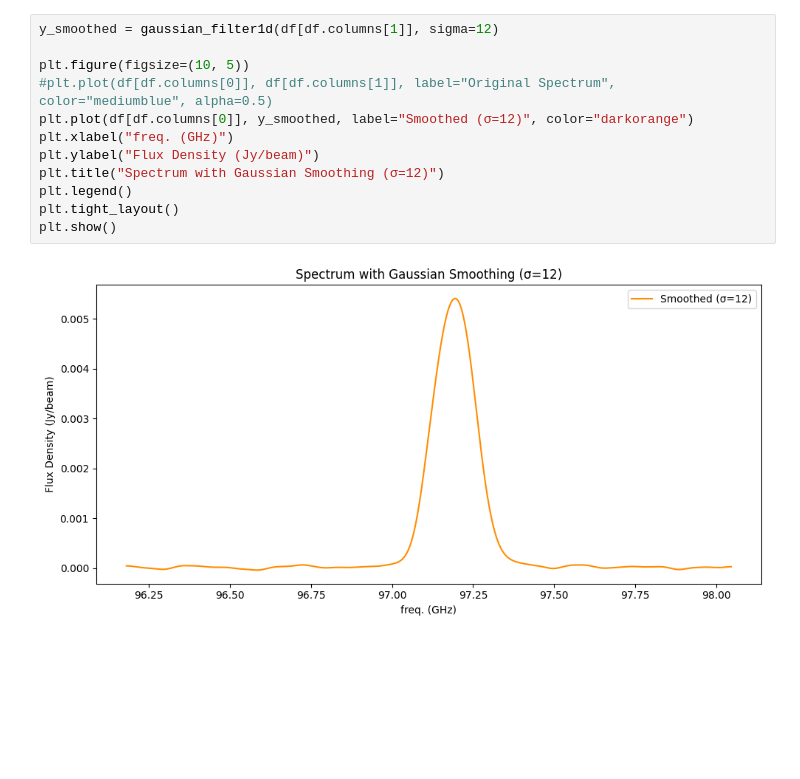
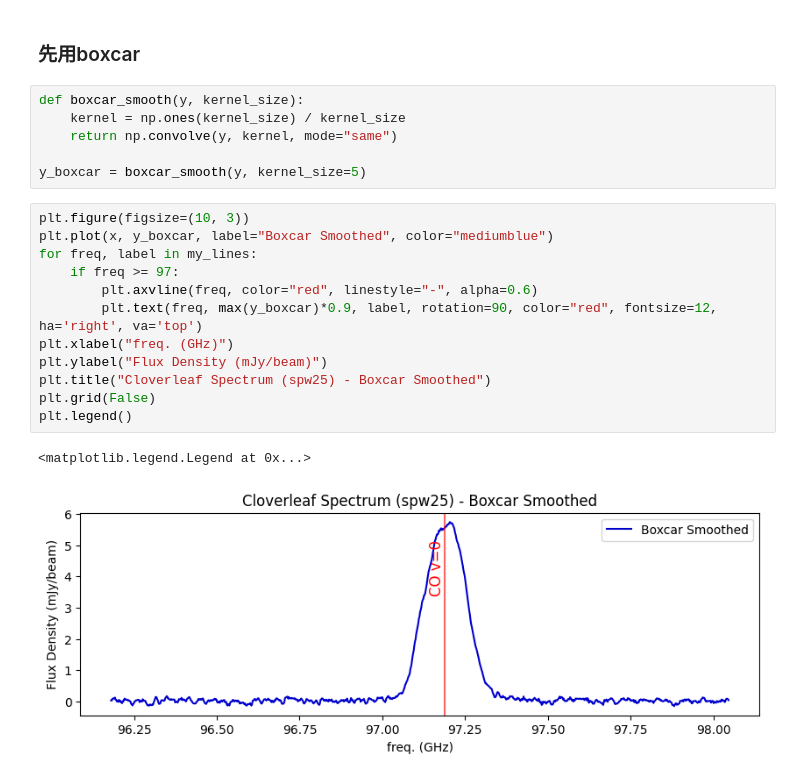
Before and after one commit to 000RF/spectral-line, a Jupyter notebook: Cloverleaf/spw25/spw25.ipynb, the cells around one changed output. Drawn from its saved outputs; the diff is of its cells as text; blank space fills up the shorter version.

```diff
--- a/Cloverleaf/spw25/spw25.ipynb
+++ b/Cloverleaf/spw25/spw25.ipynb
@@ -47,14 +72,23 @@ plt.show()
-# %%
-y_smoothed = gaussian_filter1d(df[df.columns[1]], sigma=12)
-
-plt.figure(figsize=(10, 5))
-#plt.plot(df[df.columns[0]], df[df.columns[1]], label="Original Spectrum", color="mediumblue", alpha=0.5)
-plt.plot(df[df.columns[0]], y_smoothed, label="Smoothed (σ=12)", color="darkorange")
-plt.xlabel("freq. (GHz)")
-plt.ylabel("Flux Density (Jy/beam)")
-plt.title("Spectrum with Gaussian Smoothing (σ=12)")
-plt.legend()
-plt.tight_layout()
-plt.show()
-# %% [output]
-[figure, removed]
+# %% [markdown]
+### 先用boxcar
+# %%
+def boxcar_smooth(y, kernel_size):
+    kernel = np.ones(kernel_size) / kernel_size
+    return np.convolve(y, kernel, mode="same")
+
+y_boxcar = boxcar_smooth(y, kernel_size=5)
+# %%
+plt.figure(figsize=(10, 3))
+plt.plot(x, y_boxcar, label="Boxcar Smoothed", color="mediumblue")
+for freq, label in my_lines:
+    if freq >= 97:
+        plt.axvline(freq, color="red", linestyle="-", alpha=0.6)
+        plt.text(freq, max(y_boxcar)*0.9, label, rotation=90, color="red", fontsize=12, ha='right', va='top')
+plt.xlabel("freq. (GHz)")
+plt.ylabel("Flux Density (mJy/beam)")
+plt.title("Cloverleaf Spectrum (spw25) - Boxcar Smoothed")
+plt.grid(False)
+plt.legend()
+# %% [output]
+<matplotlib.legend.Legend at 0x...>
+[figure, added]
```
Also changed, not shown: parts of 7 cells of this notebook, 1 other file.
